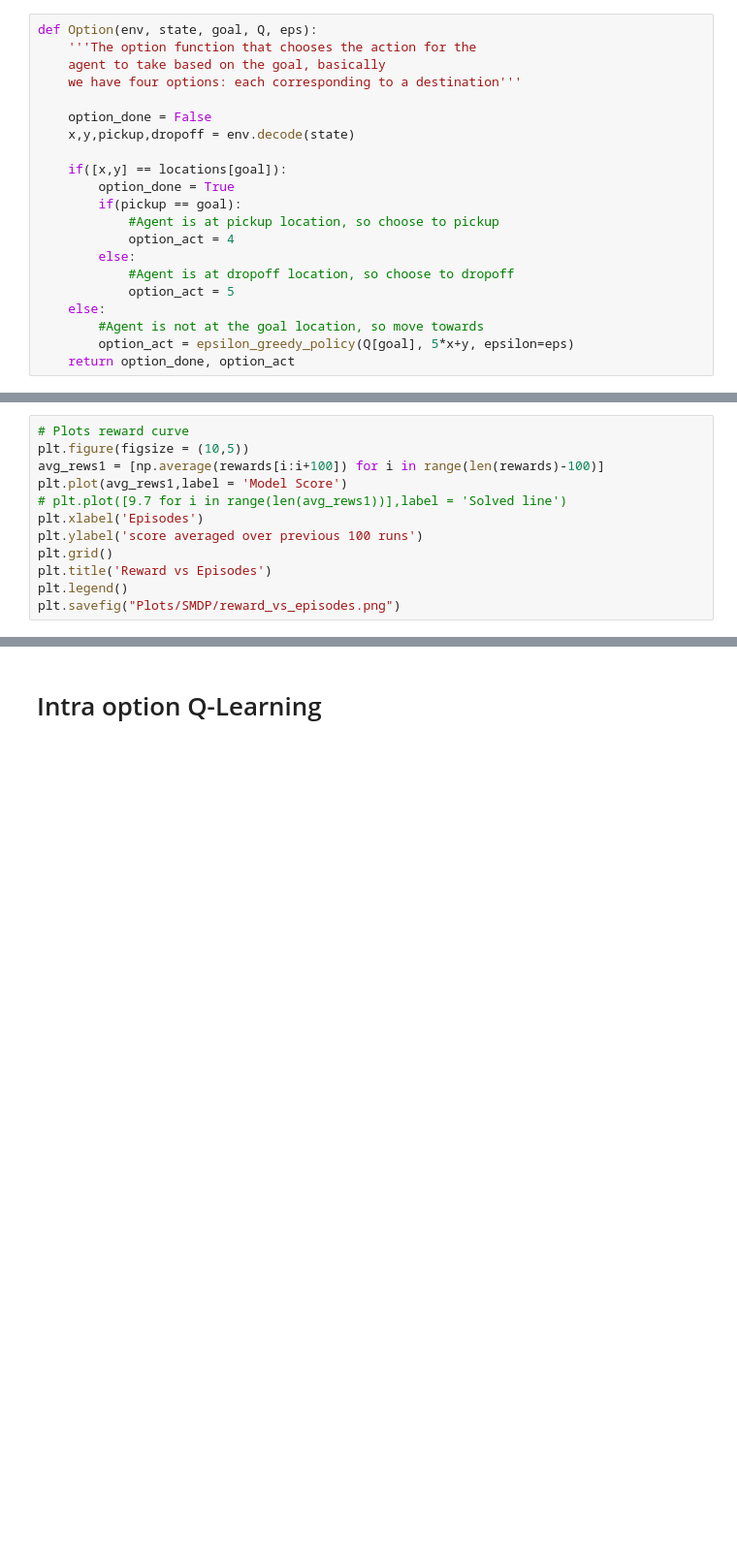
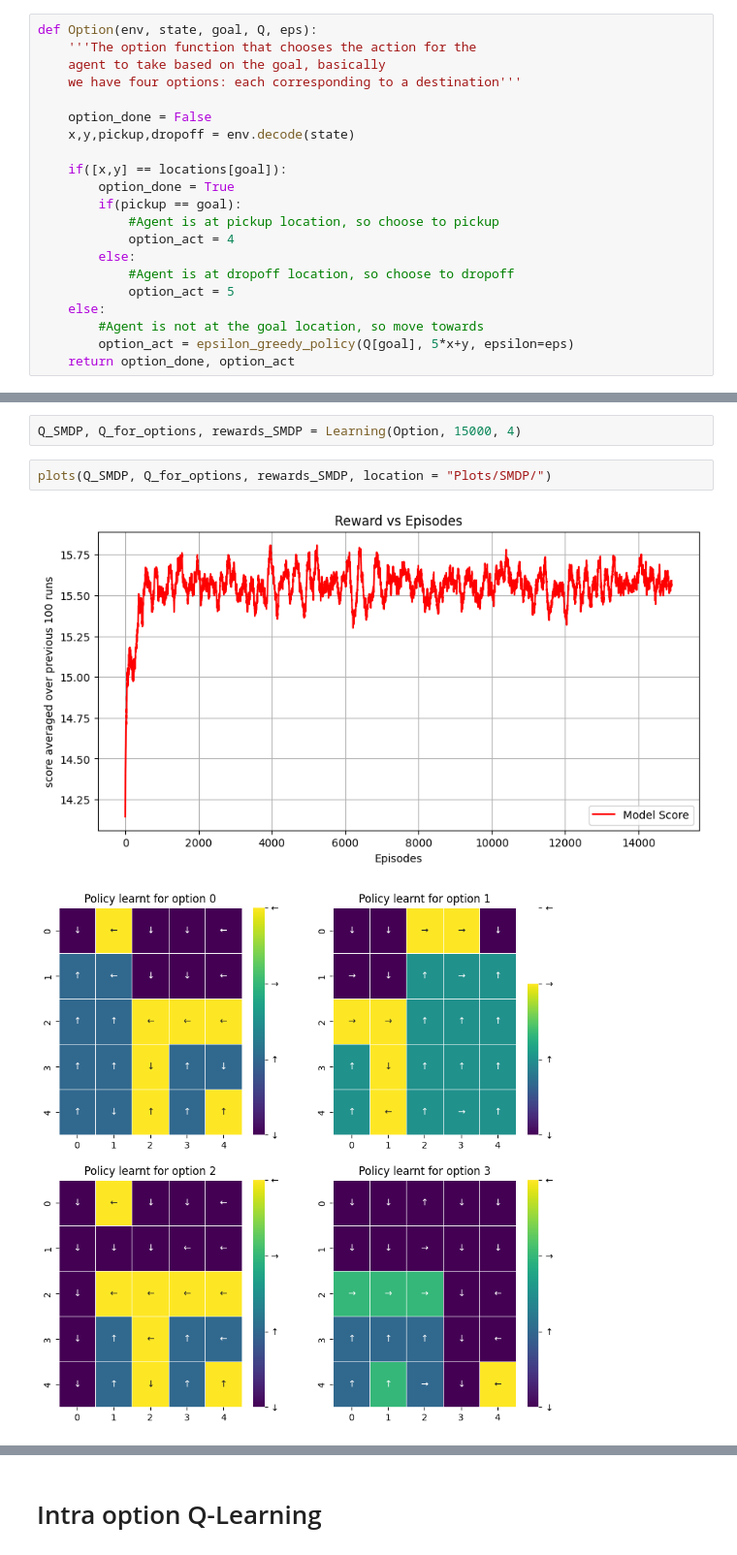
Before and after one commit to Akranth3/CS6700-IITM, a Jupyter notebook: Assignment 3/model.ipynb, the cells around one changed output, grey strips where cells are left out. Shown at 97% size. Saved outputs shown, nothing was run; the diff lists cells and outputs as text; blank space fills up the shorter version.

```diff
--- a/Assignment 3/model.ipynb
+++ b/Assignment 3/model.ipynb
@@ -133,12 +116,0 @@ for i in range(num_episodes):
-# %%
-# Plots reward curve
-plt.figure(figsize = (10,5))
-avg_rews1 = [np.average(rewards[i:i+100]) for i in range(len(rewards)-100)]
-plt.plot(avg_rews1,label = 'Model Score')
-# plt.plot([9.7 for i in range(len(avg_rews1))],label = 'Solved line')
-plt.xlabel('Episodes')
-plt.ylabel('score averaged over previous 100 runs')
-plt.grid()
-plt.title('Reward vs Episodes')
-plt.legend()
-plt.savefig("Plots/SMDP/reward_vs_episodes.png")
@@ -161,0 +158,7 @@ plt.savefig("Plots/SMDP/learned_Q_values.png")
+# %%
+Q_SMDP, Q_for_options, rewards_SMDP = Learning(Option, 15000, 4)
+# %%
+plots(Q_SMDP, Q_for_options, rewards_SMDP, location = "Plots/SMDP/")
+# %% [output]
+[figure, added]
+[figure, added]
```
Also changed, not shown: parts of 22 cells of this notebook, 6 other files.
